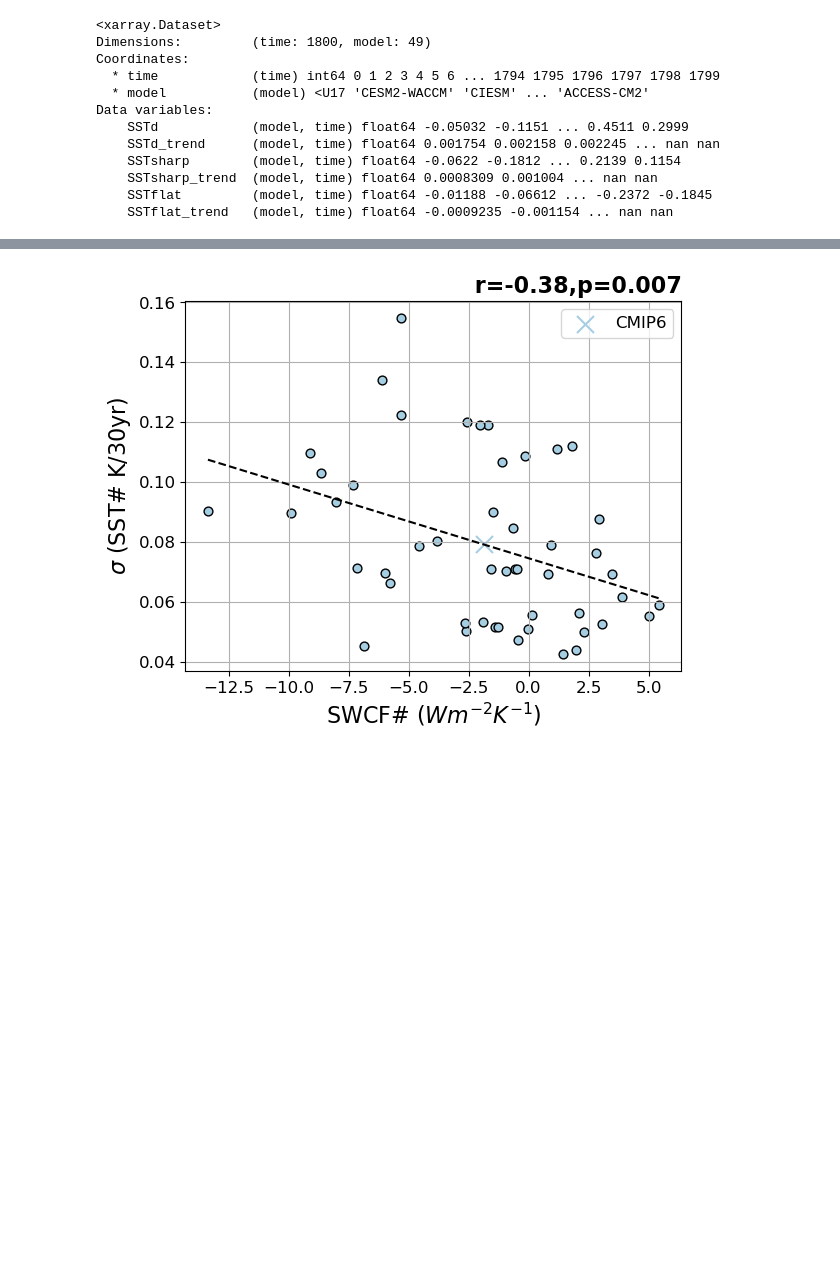
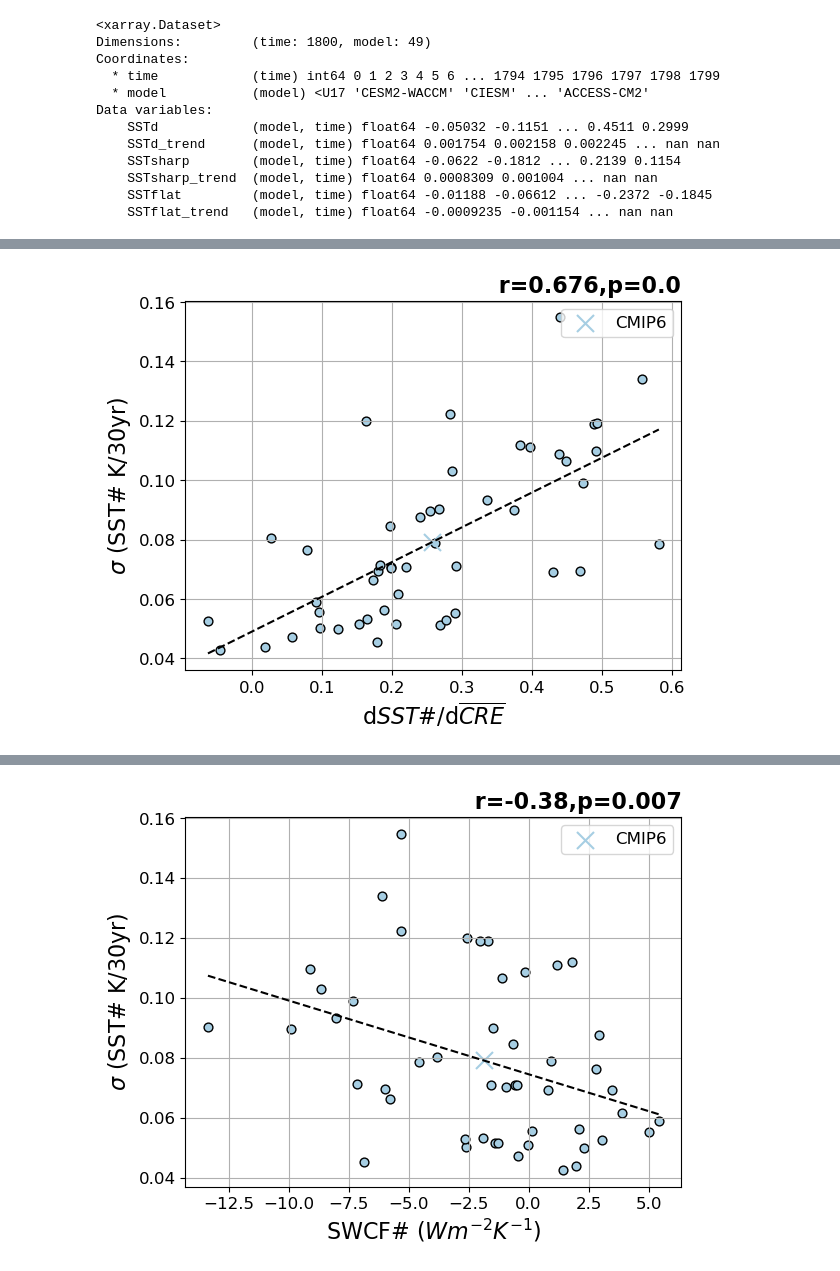
Before and after one commit to zacespinosa/tropical_pacific_clouds, a Jupyter notebook: SSTsharp.ipynb, the cells around one changed output, grey strips where cells are left out. Saved outputs shown, nothing was run; the diff lists cells and outputs as text; code cells hidden in the pictures; blank space fills up the shorter version.

```diff
--- a/SSTsharp.ipynb
+++ b/SSTsharp.ipynb
@@ -1101,0 +1226,4 @@ Data variables:
+# %%
+create_scatter(swcfinv, sstsharp_trend, xlabel=r"d$SST$#/d$\overline{CRE}$", ylabel=r"$\sigma$ (SST# K/30yr)")
+# %% [output]
+[figure, added]
```
Also changed, not shown: parts of 7 cells of this notebook, 49 other files.
